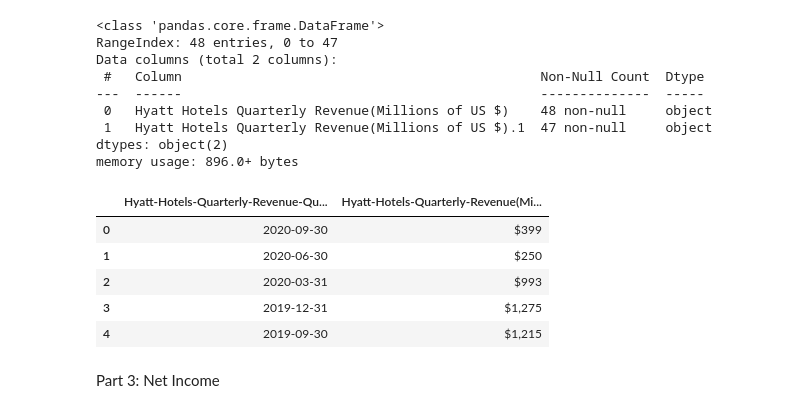
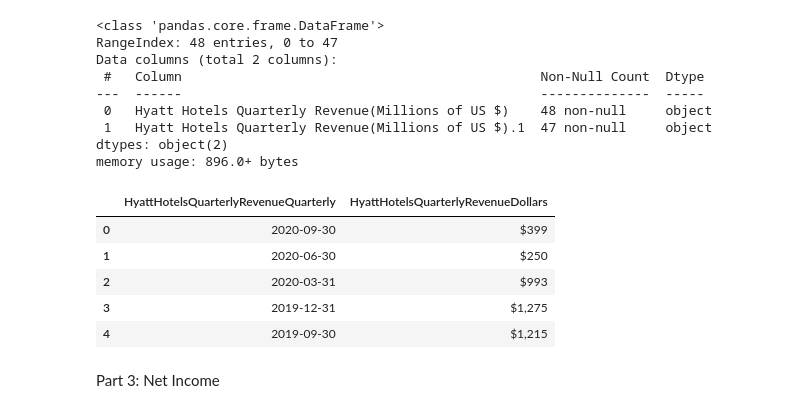
Before and after one commit to pmhu4242/Project_2, a Jupyter notebook: Hotel Webscraping/hyatt_data.ipynb, the cells around one changed output. Cells and saved outputs as stored; diff of their text form; code cells hidden in the pictures.

```diff
--- a/Hotel Webscraping/hyatt_data.ipynb
+++ b/Hotel Webscraping/hyatt_data.ipynb
@@ -161,10 +161,10 @@ dtypes: object(2)
 memory usage: 896.0+ bytes
 # %%
 # Rename columns for further ease in JS
-renamed2 = df2.rename(columns={"Hyatt Hotels Quarterly Revenue(Millions of US $)": "Hyatt-Hotels-Quarterly-Revenue-Quarterly", "Hyatt Hotels Quarterly Revenue(Millions of US $).1": "Hyatt-Hotels-Quarterly-Revenue(Millions-of-US-$)"})
+renamed2 = df2.rename(columns={"Hyatt Hotels Quarterly Revenue(Millions of US $)": "HyattHotelsQuarterlyRevenueQuarterly", "Hyatt Hotels Quarterly Revenue(Millions of US $).1": "HyattHotelsQuarterlyRevenueDollars"})
 renamed2.head()
 # %% [output]
-|  | Hyatt-Hotels-Quarterly-Revenue-Qu... | Hyatt-Hotels-Quarterly-Revenue(Mi... |
+|  | HyattHotelsQuarterlyRevenueQuarterly | HyattHotelsQuarterlyRevenueDollars |
 | 0 | 2020-09-30 | $399 |
 | 1 | 2020-06-30 | $250 |
 | 2 | 2020-03-31 | $993 |
```
Also changed, not shown: parts of 2 cells of this notebook, 20 other files.
